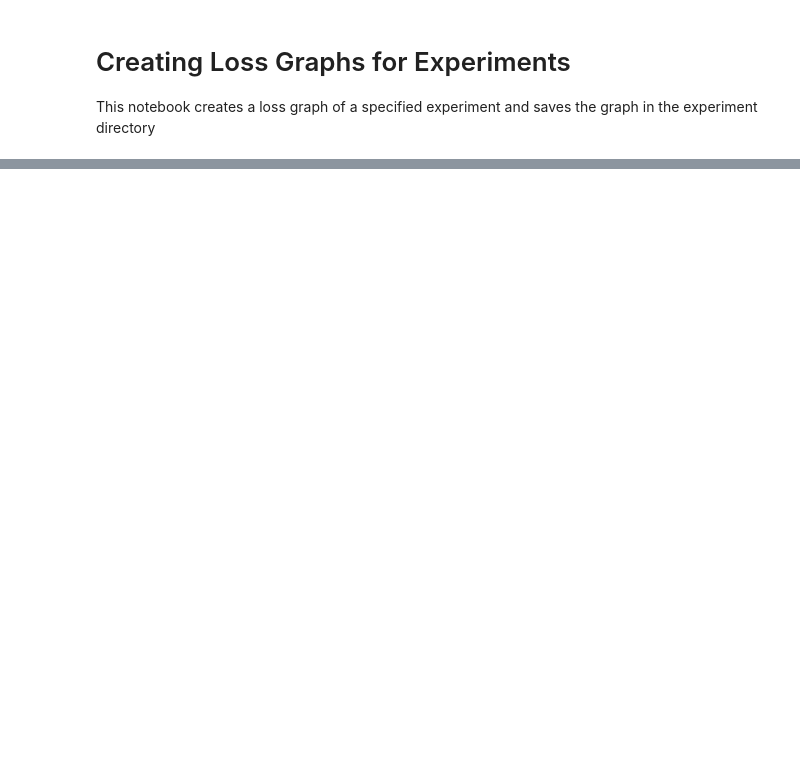
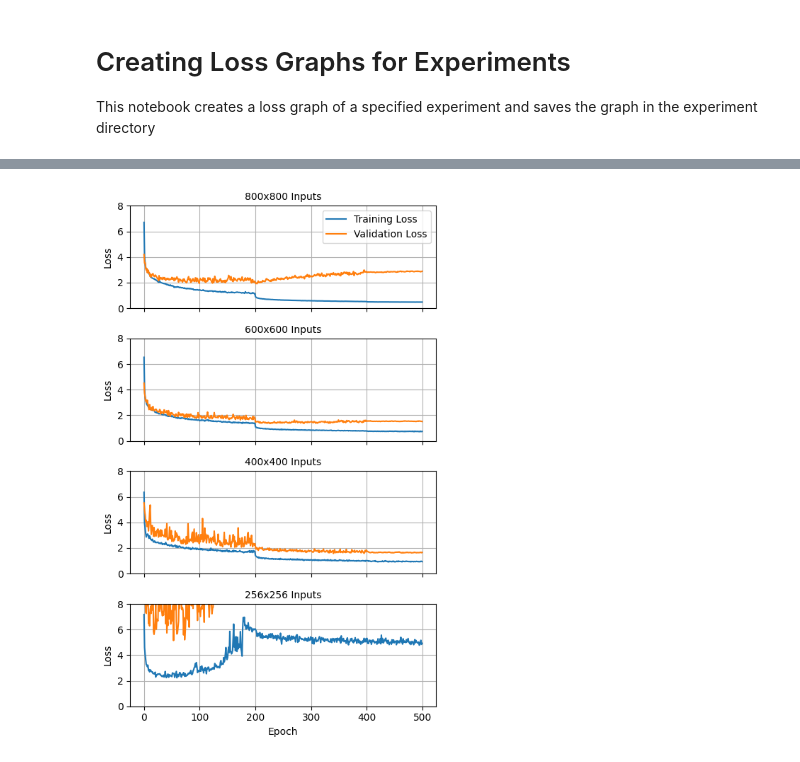
Before and after one commit to amirhnazerii/Transformer_OD_TPU, a Jupyter notebook: notebooks/visualization/training_graphs.ipynb, the cells around one changed output, grey strips where cells are left out. Drawn from its saved outputs; the diff is of its cells as text; code cells hidden in the pictures; blank space fills up the shorter version.

```diff
--- a/notebooks/visualization/training_graphs.ipynb
+++ b/notebooks/visualization/training_graphs.ipynb
@@ -41,0 +46,38 @@ plt.savefig(os.path.join(savedir, 'training_graph.png'))
+# %%
+
+
+crop_sizes = [800, 600, 400, 256]  # list of crop sizes corresponding to experiments
+
+fig, axes = plt.subplots(4, 1, figsize=(5, 8), sharex=True, sharey=True)
+axes = axes.flatten()
+
+for i, crop in enumerate(crop_sizes):
+    experiment_name = f'detr_output_{crop}_binary_skip_ep500'
+    savedir = os.path.join('/workspace', experiment_name)
+    filename = os.path.join(savedir, 'log.txt')
+    df = read_dict_file(filename)
+
+    ax = axes[i]
+    ax.plot(df['epoch'], df['train_loss'], label='Training Loss', marker='')
+    ax.plot(df['epoch'], df['test_loss'], label='Validation Loss', marker='')
+
+    ax.set_ylim(0, 8)
+    ax.set_title(f'{crop}x{crop} Inputs', fontsize=10)
+    ax.grid(True)
+    if i == 0:
+        ax.legend()
+
+
+axes[0].set_ylabel('Loss')
+axes[1].set_ylabel('Loss')
+axes[2].set_ylabel('Loss')
+axes[3].set_ylabel('Loss')
+
+axes[3].set_xlabel('Epoch')
+
+
+plt.tight_layout()
+plt.savefig('/workspace/visualizations/training_graphs_ep500.png')
+plt.show()
+# %% [output]
+[figure, added]
```
Also changed, not shown: parts of 2 cells of this notebook, 22 other files.
